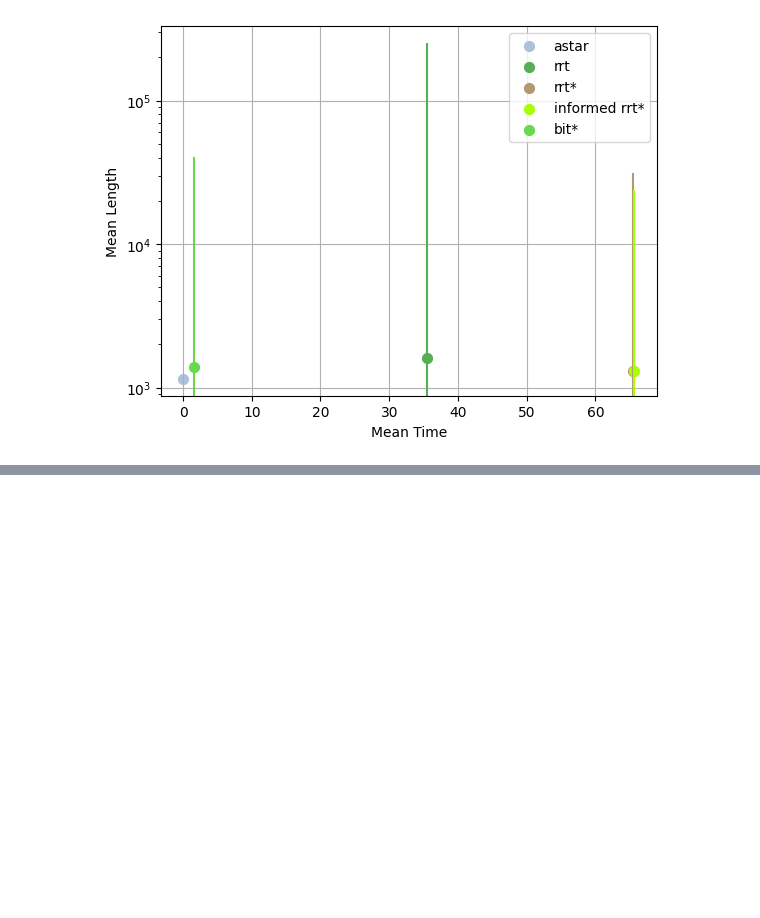
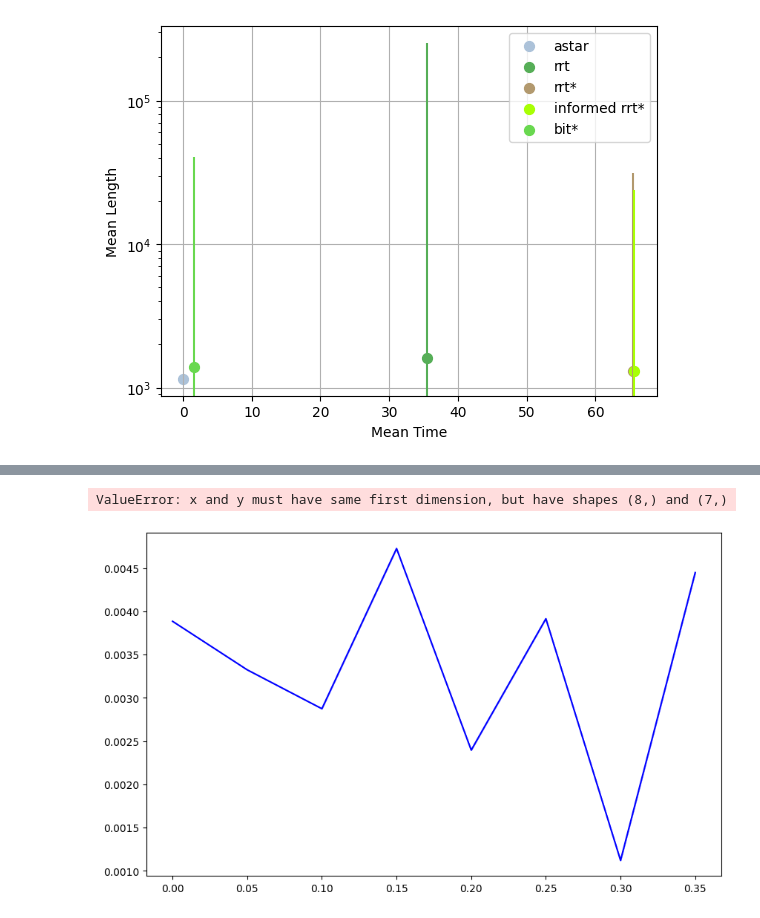
Before and after one commit to R3CK0/Project702, a Jupyter notebook: Data_visualiser.ipynb, the cells around one changed output, grey strips where cells are left out. Saved outputs shown, nothing was run; the diff lists cells and outputs as text; code cells hidden in the pictures; blank space fills up the shorter version.

```diff
--- a/Data_visualiser.ipynb
+++ b/Data_visualiser.ipynb
@@ -52,0 +63,21 @@ def plot_optimisation(data):
+# %%
+def plot_obstacle_coverage(data):
+    algorithms = ["astar", "rrt", "rrt*", "informed rrt*", "fmt*", "bit*"]
+    obstacle_coverages = [0, 0.05, 0.1, 0.15, 0.2, 0.25, 0.3, 0.35]
+    map_size = 'medium'
+    colors = ['b', 'g', 'r', 'c', 'm', 'y']
+    fig, ax = plt.subplots(figsize=(10,6))
+    for i, algorithm in enumerate(algorithms):
+        data_slice = data[algorithm].loc[map_size]
+        ax.plot(obstacle_coverages, data_slice['Mean Time'], label=algorithm, color=colors[i])
+        ax.fill_between(obstacle_coverages, data_slice['Mean Time']-data_slice['Var Time'], data_slice['Mean Time']+data_slice['Var Time'], alpha=0.3, color=colors[i])
+    ax.set_xlabel('Obstacle Coverage')
+    ax.set_ylabel('Time')
+    ax.set_title(f'Mean Planning Time for {map_size.capitalize()} Map')
+    ax.legend()
+    plt.show()
+# %%
+plot_obstacle_coverage(algo_data)
+# %% [output]
+ValueError: x and y must have same first dimension, but have shapes (8,) and (7,)
+[figure, added]
```
Also changed, not shown: parts of 6 cells of this notebook, 37 other files.
